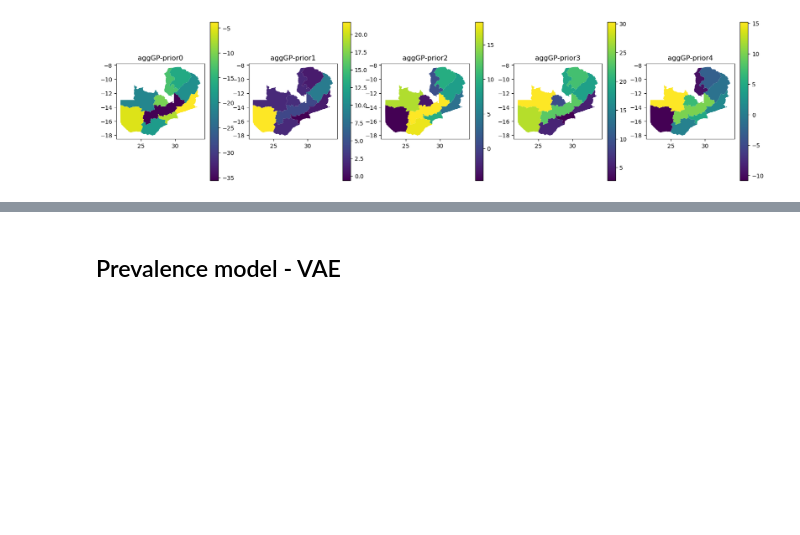
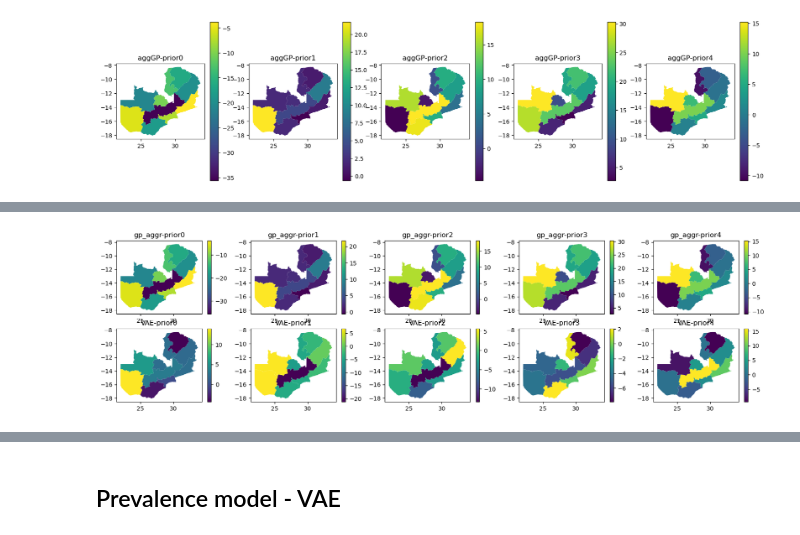
Before and after one commit to selenalinden/aggVAE, a Jupyter notebook: aggVAE.ipynb, the cells around one changed output, grey strips where cells are left out. Drawn from its saved outputs; the diff is of its cells as text; code cells hidden in the pictures; blank space fills up the shorter version.

```diff
--- a/aggVAE.ipynb
+++ b/aggVAE.ipynb
@@ -790,12 +818,14 @@ rng_key, rng_key_predict = random.split(random.PRNGKey(4))
 vae_predictive = Predictive(vae_sample, num_samples=12)
 vae_draws = vae_predictive(rng_key_predict, args)['vae_aggr']
 # %%
-s_new_plot = s[n_old:(n_old + n_new)].copy()
+# s_new_plot = s[n_old:(n_old + n_new)].copy()
+s_new_plot = s.copy()
 
 fig, axs = plt.subplots(1, 5, figsize=(20, 5))
 
 for i in range(5):
     nm = 'gp_aggr_' + str(i)
-    s_new_plot[nm] = agg_gp_draws[i,n_old:(n_old + n_new)]
+    # s_new_plot[nm] = agg_gp_draws[i,n_old:(n_old + n_new)]
+    s_new_plot[nm] = agg_gp_draws[i,:]
     s_new_plot.plot(column=nm, ax=axs[i], legend=True)
     axs[i].set_title( 'aggGP-prior' + str(i))
@@ -802,16 +834,19 @@ for i in range(5):
 # %%
 # new
 fig, axs = plt.subplots(2, 5, figsize=(20, 5))
 
 for i in range(5):
     nm = 'gp_aggr_' + str(i)
     s_new_plot.plot(column=nm, ax=axs[0,i], legend=True)
     axs[0,i].set_title( 'gp_aggr-prior' + str(i))
 
 for i in range(5):
     nm = 'vae_draw_' + str(i)
-    s_new_plot[nm] = vae_draws[i,n_old:(n_old + n_new)]
+    # s_new_plot[nm] = vae_draws[i,n_old:(n_old + n_new)]
+    s_new_plot[nm] = vae_draws[i,:]
     s_new_plot.plot(column=nm, ax=axs[1,i], legend=True)
     axs[1,i].set_title( 'VAE-prior' + str(i))
+# %% [output]
+[figure, added]
 # %%
 (x_coords[1] - x_coords[0]) * (y_coords[40] - y_coords[39])
```
Also changed, not shown: parts of 14 cells of this notebook, 1 other file.
